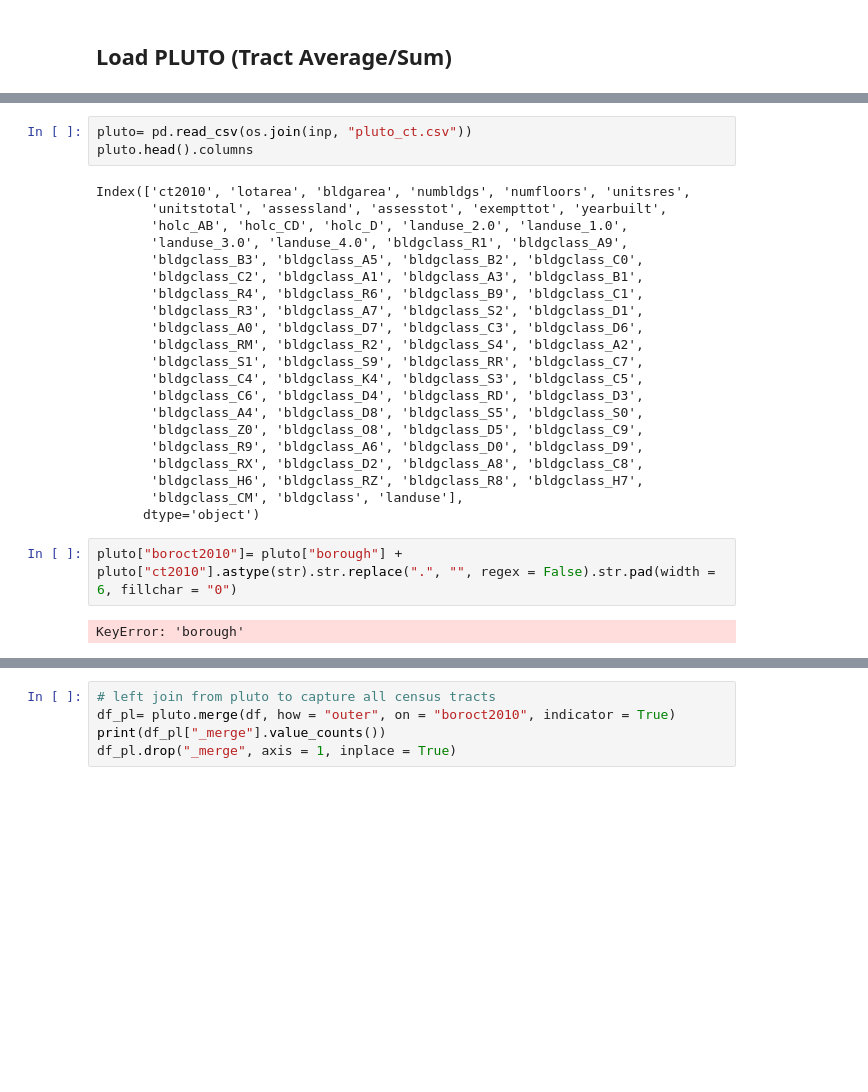
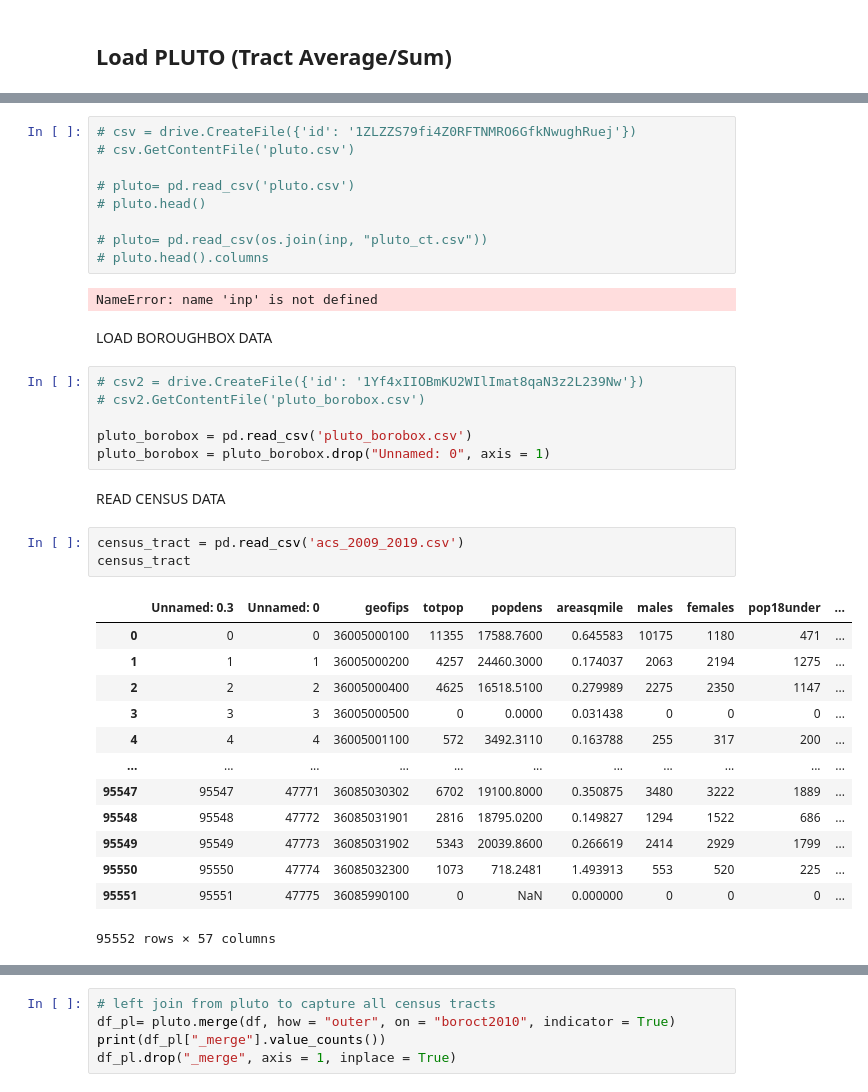
Before and after one commit to KaiElwood/machine-learning-final, a Jupyter notebook: code/02_merge_tract.ipynb, the cells around one changed output, grey strips where cells are left out. Saved outputs shown, nothing was run; the diff lists cells and outputs as text; blank space fills up the shorter version.

```diff
--- a/code/02_merge_tract.ipynb
+++ b/code/02_merge_tract.ipynb
@@ -93,28 +93,38 @@ pluto.head()
 # %%
-pluto= pd.read_csv(os.join(inp, "pluto_ct.csv"))
-pluto.head().columns
+# csv = drive.CreateFile({'id': '1ZLZZS79fi4Z0RFTNMRO6GfkNwughRuej'})
+# csv.GetContentFile('pluto.csv')
+
+# pluto= pd.read_csv('pluto.csv')
+# pluto.head()
+
+# pluto= pd.read_csv(os.join(inp, "pluto_ct.csv"))
+# pluto.head().columns
 # %% [output]
-Index(['ct2010', 'lotarea', 'bldgarea', 'numbldgs', 'numfloors', 'unitsres',
-       'unitstotal', 'assessland', 'assesstot', 'exempttot', 'yearbuilt',
-       'holc_AB', 'holc_CD', 'holc_D', 'landuse_2.0', 'landuse_1.0',
-       'landuse_3.0', 'landuse_4.0', 'bldgclass_R1', 'bldgclass_A9',
-       'bldgclass_B3', 'bldgclass_A5', 'bldgclass_B2', 'bldgclass_C0',
-       'bldgclass_C2', 'bldgclass_A1', 'bldgclass_A3', 'bldgclass_B1',
-       'bldgclass_R4', 'bldgclass_R6', 'bldgclass_B9', 'bldgclass_C1',
-       'bldgclass_R3', 'bldgclass_A7', 'bldgclass_S2', 'bldgclass_D1',
-       'bldgclass_A0', 'bldgclass_D7', 'bldgclass_C3', 'bldgclass_D6',
-       'bldgclass_RM', 'bldgclass_R2', 'bldgclass_S4', 'bldgclass_A2',
-       'bldgclass_S1', 'bldgclass_S9', 'bldgclass_RR', 'bldgclass_C7',
-       'bldgclass_C4', 'bldgclass_K4', 'bldgclass_S3', 'bldgclass_C5',
-       'bldgclass_C6', 'bldgclass_D4', 'bldgclass_RD', 'bldgclass_D3',
-       'bldgclass_A4', 'bldgclass_D8', 'bldgclass_S5', 'bldgclass_S0',
-       'bldgclass_Z0', 'bldgclass_O8', 'bldgclass_D5', 'bldgclass_C9',
-       'bldgclass_R9', 'bldgclass_A6', 'bldgclass_D0', 'bldgclass_D9',
-       'bldgclass_RX', 'bldgclass_D2', 'bldgclass_A8', 'bldgclass_C8',
-       'bldgclass_H6', 'bldgclass_RZ', 'bldgclass_R8', 'bldgclass_H7',
-       'bldgclass_CM', 'bldgclass', 'landuse'],
-      dtype='object')
+NameError: name 'inp' is not defined
-# %%
-pluto["boroct2010"]= pluto["borough"] + pluto["ct2010"].astype(str).str.replace(".", "", regex = False).str.pad(width = 6, fillchar = "0")
-# %% [output]
-KeyError: 'borough'
+# %% [markdown]
+LOAD BOROUGHBOX DATA
+# %%
+# csv2 = drive.CreateFile({'id': '1Yf4xIIOBmKU2WIlImat8qaN3z2L239Nw'})
+# csv2.GetContentFile('pluto_borobox.csv')
+
+pluto_borobox = pd.read_csv('pluto_borobox.csv')
+pluto_borobox = pluto_borobox.drop("Unnamed: 0", axis = 1)
+# %% [markdown]
+READ CENSUS DATA
+# %%
+census_tract = pd.read_csv('acs_2009_2019.csv')
+census_tract
+# %% [output]
+|  | Unnamed: 0.3 | Unnamed: 0 | geofips | totpop | popdens | areasqmile | males | females | pop18under | ... |
+| 0 | 0 | 0 | 36005000100 | 11355 | 17588.7600 | 0.645583 | 10175 | 1180 | 471 | ... |
+| 1 | 1 | 1 | 36005000200 | 4257 | 24460.3000 | 0.174037 | 2063 | 2194 | 1275 | ... |
+| 2 | 2 | 2 | 36005000400 | 4625 | 16518.5100 | 0.279989 | 2275 | 2350 | 1147 | ... |
+| 3 | 3 | 3 | 36005000500 | 0 | 0.0000 | 0.031438 | 0 | 0 | 0 | ... |
+| 4 | 4 | 4 | 36005001100 | 572 | 3492.3110 | 0.163788 | 255 | 317 | 200 | ... |
+| ... | ... | ... | ... | ... | ... | ... | ... | ... | ... | ... |
+| 95547 | 95547 | 47771 | 36085030302 | 6702 | 19100.8000 | 0.350875 | 3480 | 3222 | 1889 | ... |
+| 95548 | 95548 | 47772 | 36085031901 | 2816 | 18795.0200 | 0.149827 | 1294 | 1522 | 686 | ... |
+| 95549 | 95549 | 47773 | 36085031902 | 5343 | 20039.8600 | 0.266619 | 2414 | 2929 | 1799 | ... |
+| 95550 | 95550 | 47774 | 36085032300 | 1073 | 718.2481 | 1.493913 | 553 | 520 | 225 | ... |
+| 95551 | 95551 | 47775 | 36085990100 | 0 | NaN | 0.000000 | 0 | 0 | 0 | ... |
+95552 rows × 57 columns
```
Also changed, not shown: parts of 16 cells of this notebook, 3 other files.
